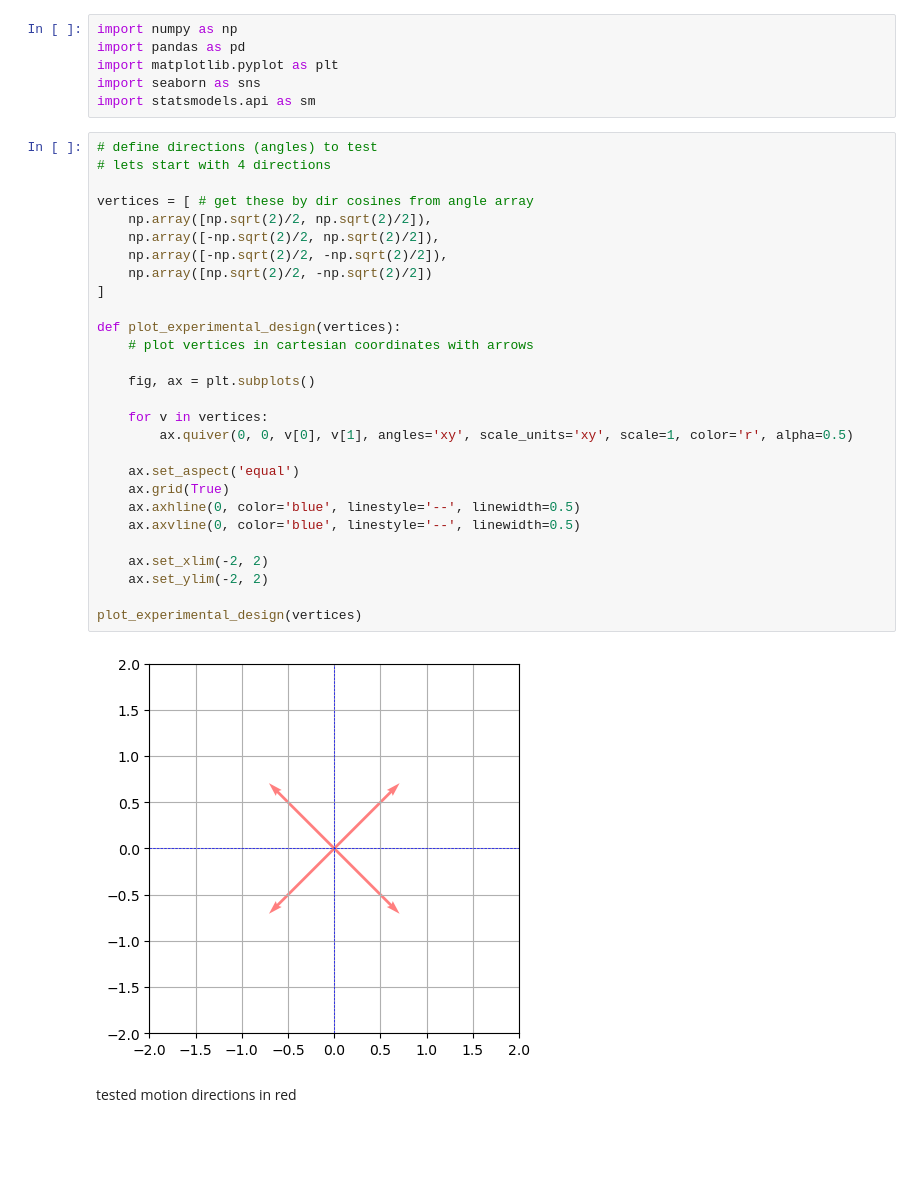
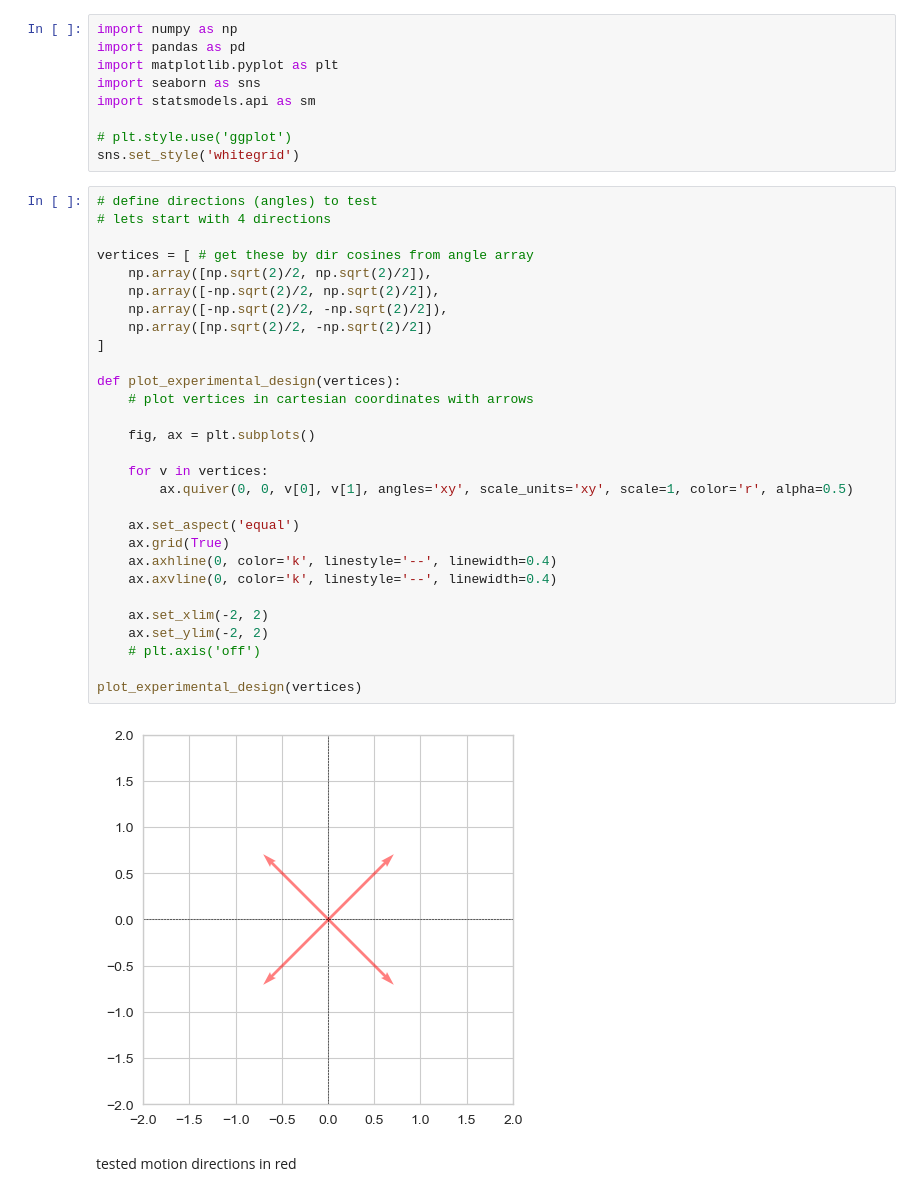
Before and after one commit to marek1n/georgopoulos1986, a Jupyter notebook: population_vector2d.ipynb, the cells around one changed output. Cells and saved outputs as stored; diff of their text form; blank space fills up the shorter version.

```diff
--- a/population_vector2d.ipynb
+++ b/population_vector2d.ipynb
@@ -4,36 +4,40 @@ import pandas as pd
 import matplotlib.pyplot as plt
 import seaborn as sns
 import statsmodels.api as sm
+
+# plt.style.use('ggplot')
+sns.set_style('whitegrid')
 # %%
 # define directions (angles) to test
 # lets start with 4 directions
 
 vertices = [ # get these by dir cosines from angle array
     np.array([np.sqrt(2)/2, np.sqrt(2)/2]),
     np.array([-np.sqrt(2)/2, np.sqrt(2)/2]),
     np.array([-np.sqrt(2)/2, -np.sqrt(2)/2]),
     np.array([np.sqrt(2)/2, -np.sqrt(2)/2])
 ]
 
 def plot_experimental_design(vertices):
     # plot vertices in cartesian coordinates with arrows
 
     fig, ax = plt.subplots()
 
     for v in vertices:
         ax.quiver(0, 0, v[0], v[1], angles='xy', scale_units='xy', scale=1, color='r', alpha=0.5)
 
     ax.set_aspect('equal')
     ax.grid(True)
-    ax.axhline(0, color='blue', linestyle='--', linewidth=0.5)
-    ax.axvline(0, color='blue', linestyle='--', linewidth=0.5)
+    ax.axhline(0, color='k', linestyle='--', linewidth=0.4)
+    ax.axvline(0, color='k', linestyle='--', linewidth=0.4)
 
     ax.set_xlim(-2, 2)
     ax.set_ylim(-2, 2)
+    # plt.axis('off')
 
 plot_experimental_design(vertices)
 # %% [output]
-[figure, old version]
+[figure, new version]
 # %% [markdown]
 tested motion directions in red
 # %%
```
Also changed, not shown: parts of 14 cells of this notebook.
